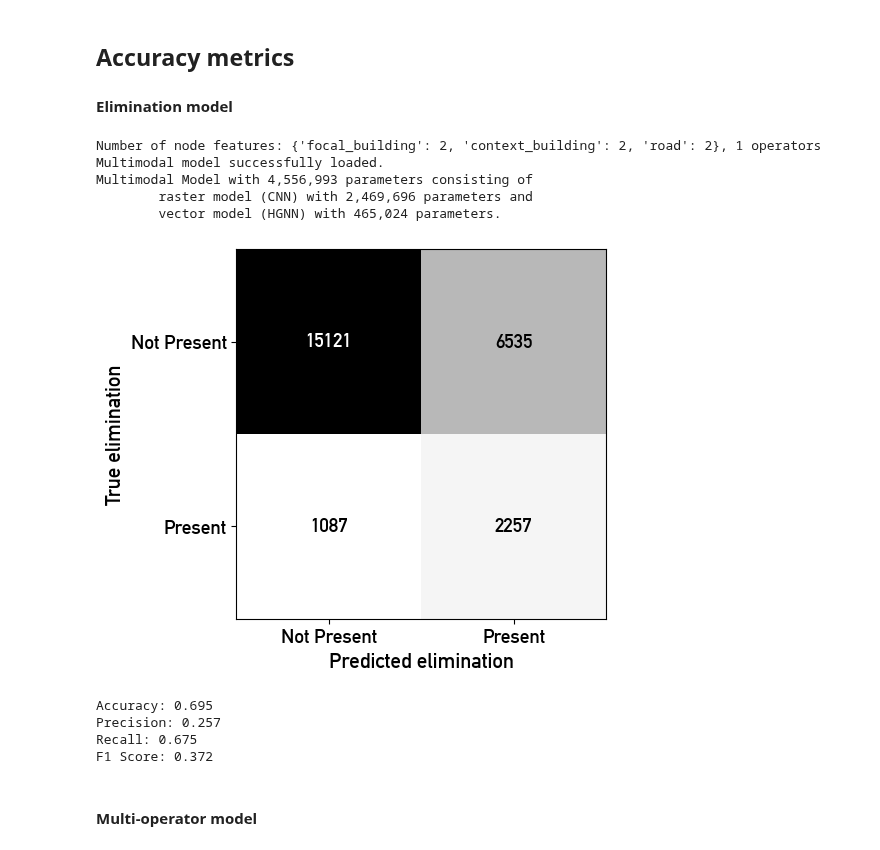
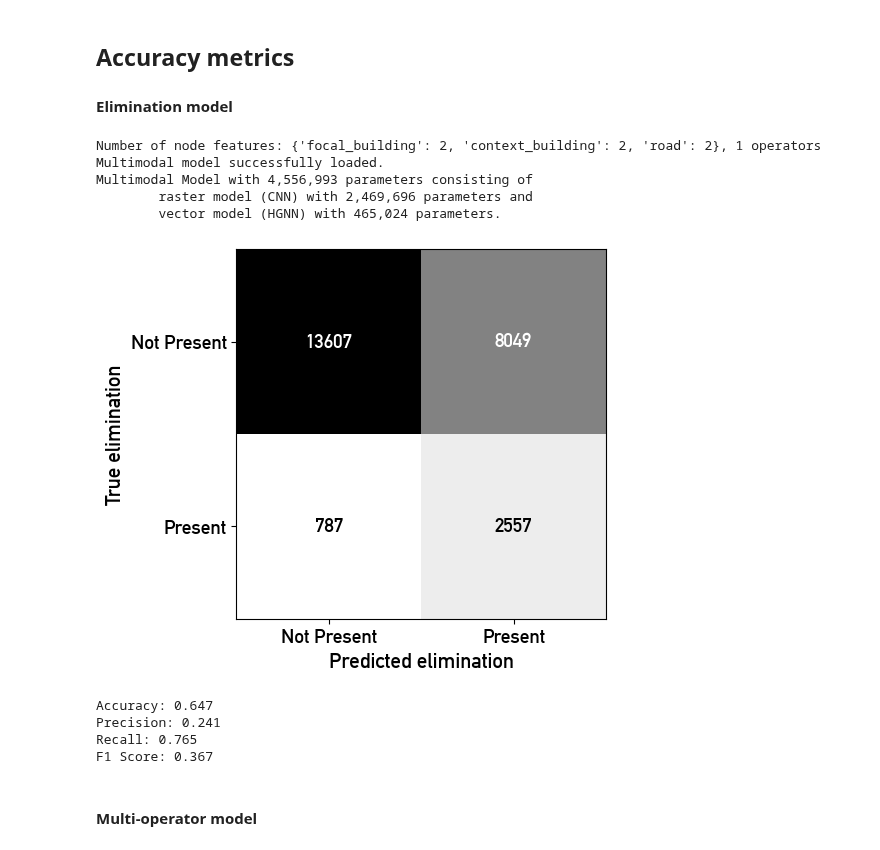
Before and after one commit to jorissenn/genops, a Jupyter notebook: 42_multimodal_model_evaluation.ipynb, the cells around one changed output. Cells and saved outputs as stored; diff of their text form; code cells hidden in the pictures.

```diff
--- a/42_multimodal_model_evaluation.ipynb
+++ b/42_multimodal_model_evaluation.ipynb
@@ -361,18 +374,18 @@ plot_pr_curve(multimodal_test_pr_roc,
 
 #### Elimination model
 # %%
-compute_multimodal_evaluation_metrics("CNN+HGNN_eli_attachRoadsTrue_4556993p_100000s_25ep_bs512_cuda.pth")
+compute_multimodal_evaluation_metrics("CNN+HGNN_eli_attachRoadsTrue_4556993p_100000s_5ep_bs512_cuda.pth")
 # %% [output]
 Number of node features: {'focal_building': 2, 'context_building': 2, 'road': 2}, 1 operators
 Multimodal model successfully loaded.
 Multimodal Model with 4,556,993 parameters consisting of
         raster model (CNN) with 2,469,696 parameters and
         vector model (HGNN) with 465,024 parameters.
-[figure, old version]
+[figure, new version]
-Accuracy: 0.695
-Precision: 0.257
-Recall: 0.675
-F1 Score: 0.372
+Accuracy: 0.647
+Precision: 0.241
+Recall: 0.765
+F1 Score: 0.367
 # %% [markdown]
 #### Multi-operator model
 # %%
```
Also changed, not shown: parts of 5 cells of this notebook, 2 other files.
